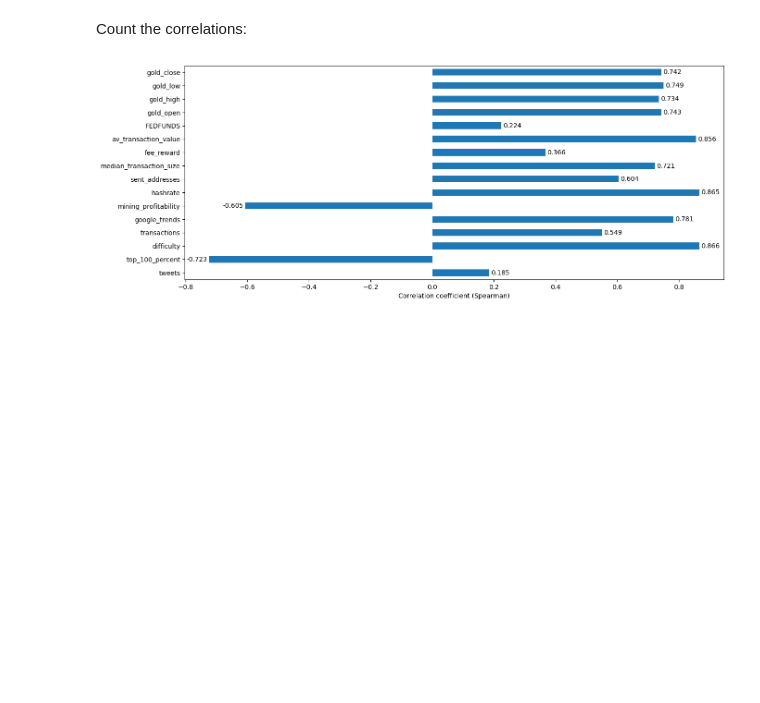
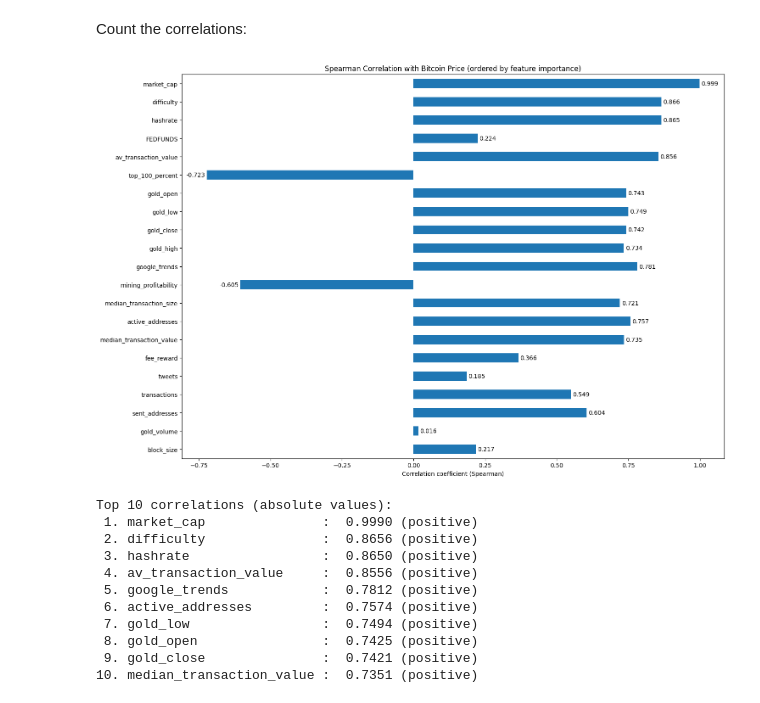
Before and after one commit to jose-fernando-1/Cryptocurrency, a Jupyter notebook: notebooks/Feature Importance.ipynb, the cells around one changed output. Saved outputs shown, nothing was run; the diff lists cells and outputs as text; code cells hidden in the pictures; blank space fills up the shorter version.

```diff
--- a/notebooks/Feature Importance.ipynb
+++ b/notebooks/Feature Importance.ipynb
@@ -21,8 +20,12 @@ data.head()
 # %% [markdown]
 Analyse the feature importance:
 # %%
-X = data[["tweets", "top_100_percent", "difficulty", "transactions", "google_trends",
-          "mining_profitability","hashrate","sent_addresses","median_transaction_size","fee_reward","av_transaction_value",
-          "FEDFUNDS", "gold_open","gold_high","gold_low","gold_close"]].dropna()
-print(X)
+# Updated feature selection - removed av_transaction_size (100% missing) and added missing important features
+X = data[["tweets", "top_100_percent", "difficulty", "transactions", "market_cap", "active_addresses",
+          "google_trends", "mining_profitability", "hashrate", "sent_addresses", "median_transaction_size",
+          "median_transaction_value", "block_size", "fee_reward", "av_transaction_value",
+          "FEDFUNDS", "gold_open", "gold_high", "gold_low", "gold_close", "gold_volume"]].dropna()
+print(f"Features shape: {X.shape}")
+print(f"Features selected: {list(X.columns)}")
+print(X.head())
 # %% [output]
@@ -81,10 +115,33 @@ plt.show()
 # %% [markdown]
 Count the correlations:
 # %%
-correlations = pd.Series([X[x].corr(Y, method='spearman') for x in X.columns], index=X.columns)
-corrplot = correlations.plot(kind="barh", figsize=(15,6))
-corrplot.bar_label(corrplot.containers[0], labels=[round(v, 3) for v in correlations], padding=3)
+# Calculate correlations using aligned data
+correlations = pd.Series([X[x].corr(Y_aligned, method='spearman') for x in X.columns], index=X.columns)
+correlations_sorted = correlations.reindex(feat_importances.sort_values(ascending=True).index)
+
+plt.figure(figsize=(15, 10))
+corrplot = correlations_sorted.plot(kind="barh")
+corrplot.bar_label(corrplot.containers[0], labels=[round(v, 3) for v in correlations_sorted], padding=3)
 plt.xlabel("Correlation coefficient (Spearman)")
+plt.title("Spearman Correlation with Bitcoin Price (ordered by feature importance)")
+plt.tight_layout()
 plt.show()
+
+print(f"\nTop 10 correlations (absolute values):")
+abs_correlations = correlations.abs().sort_values(ascending=False)
+for i, (feature, corr) in enumerate(abs_correlations.head(10).items(), 1):
+    direction = "positive" if correlations[feature] > 0 else "negative"
+    print(f"{i:2d}. {feature:25}: {correlations[feature]:7.4f} ({direction})")
 # %% [output]
-[figure, old version]
+[figure, new version]
+Top 10 correlations (absolute values):
+ 1. market_cap               :  0.9990 (positive)
+ 2. difficulty               :  0.8656 (positive)
+ 3. hashrate                 :  0.8650 (positive)
+ 4. av_transaction_value     :  0.8556 (positive)
+ 5. google_trends            :  0.7812 (positive)
+ 6. active_addresses         :  0.7574 (positive)
+ 7. gold_low                 :  0.7494 (positive)
+ 8. gold_open                :  0.7425 (positive)
+ 9. gold_close               :  0.7421 (positive)
+10. median_transaction_value :  0.7351 (positive)
```
Also changed, not shown: parts of 5 cells of this notebook, 5 other files.
